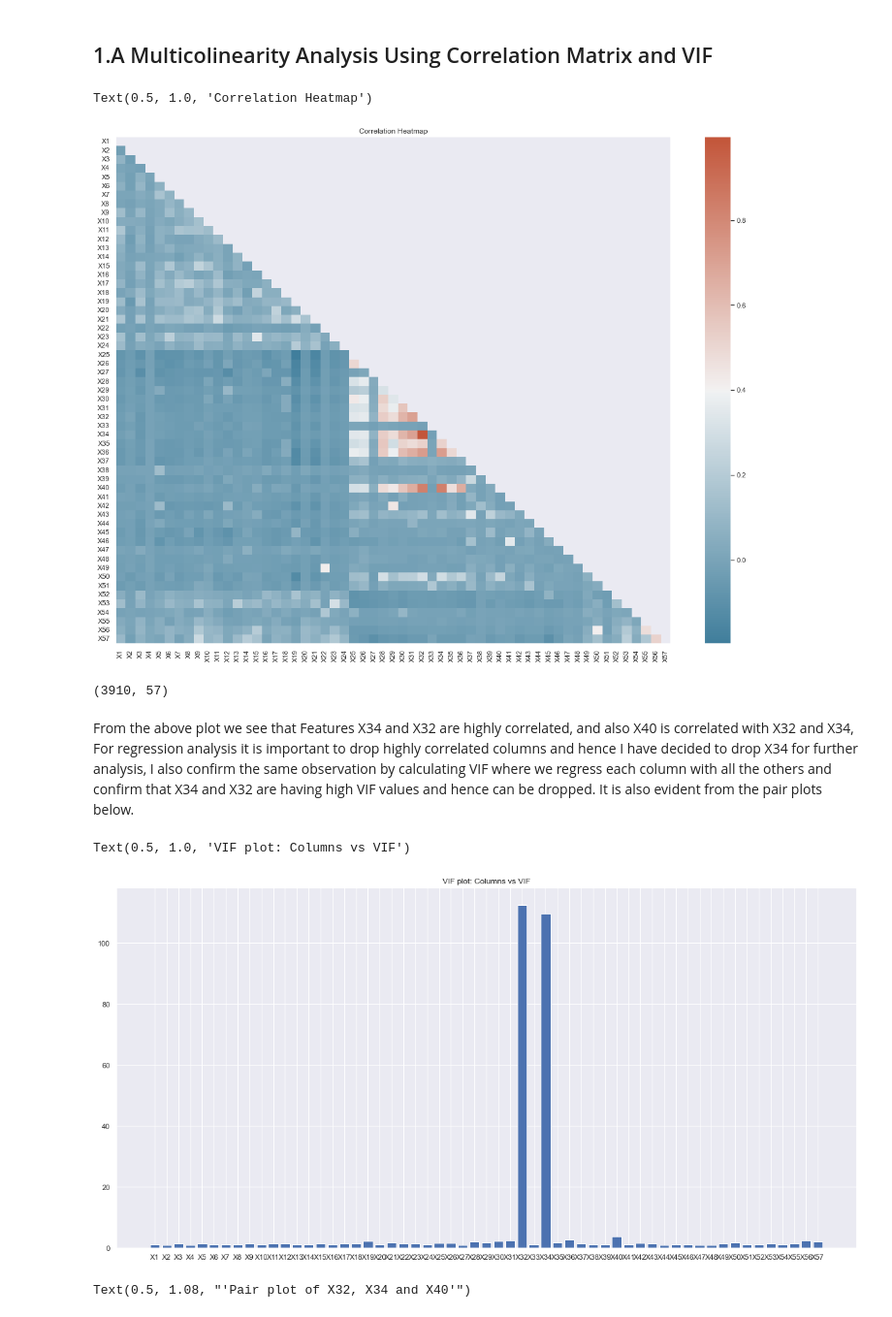
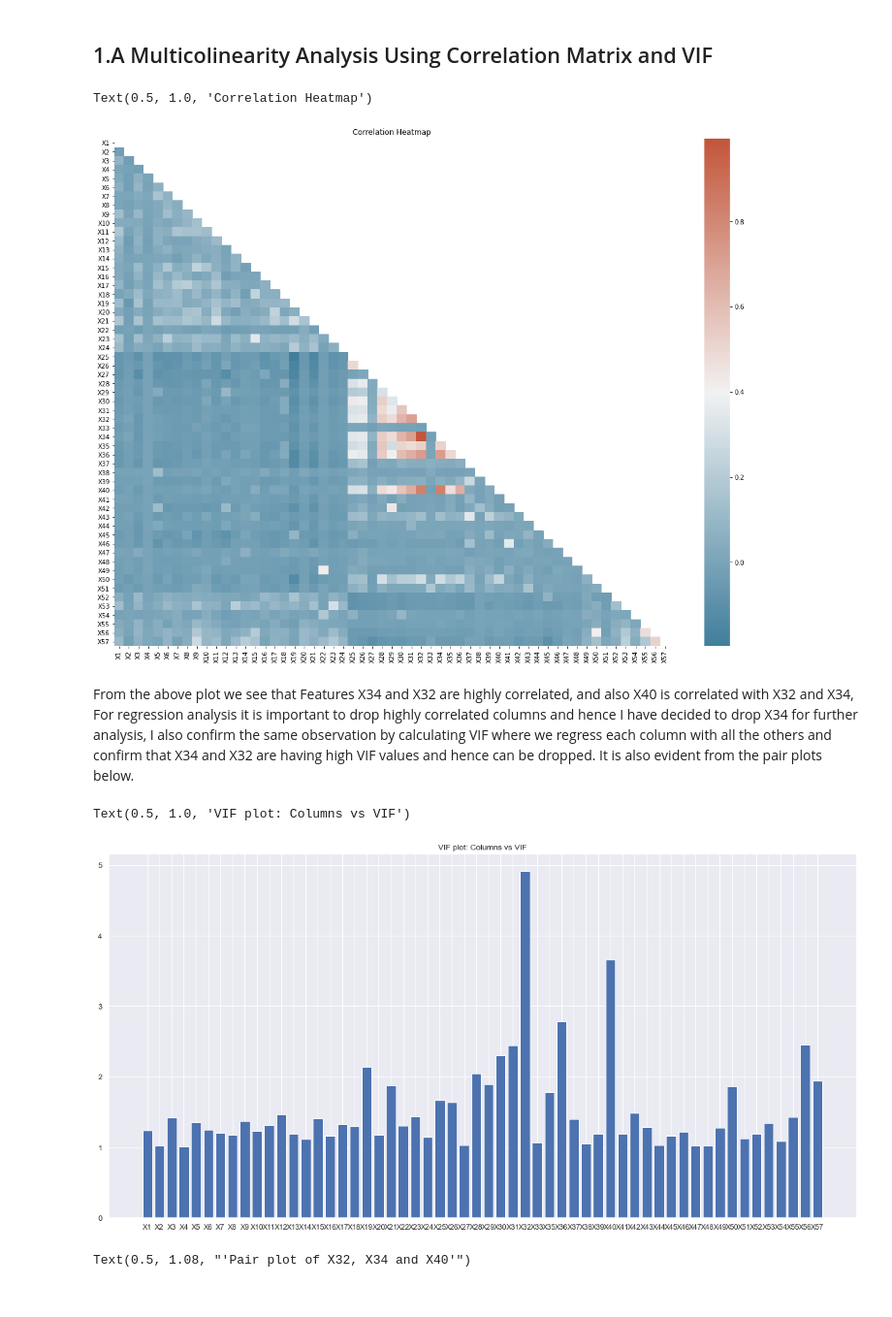
Before and after one commit to rietesh/arya_assignment, a Jupyter notebook: EDA.ipynb, the cells around one changed output. Shown at 97% size. Drawn from its saved outputs; the diff is of its cells as text; code cells hidden in the pictures.

```diff
--- a/EDA.ipynb
+++ b/EDA.ipynb
@@ -49,7 +49,7 @@ I have tried several methods for feature selection and the summary of the method
 # %% [markdown]
 ## 1.A Multicolinearity Analysis Using Correlation Matrix and VIF
 # %%
-# corr = train.drop(columns=['Y']).corr()
+corr = train.drop(columns=['Y']).corr()
 f, ax = plt.subplots(figsize=(20, 15))
 mask = np.triu(np.ones_like(corr, dtype=bool))
 cmap = sns.diverging_palette(230, 20, as_cmap=True)
@@ -57,28 +57,21 @@ sns.heatmap(corr, annot=False, mask = mask, cmap=cmap)
 plt.title('Correlation Heatmap')
 # %% [output]
 Text(0.5, 1.0, 'Correlation Heatmap')
-[figure, old version]
+[figure, new version]
-# %%
-upper = corr.where(np.triu(np.ones(corr.shape), k=1).astype(bool))
-to_drop = [column for column in upper.columns if any(upper[column] > 0.9)]
-train = train.drop(columns=to_drop)
-train.shape
-# %% [output]
-(3910, 57)
 # %% [markdown]
 From the above plot we see that Features X34 and X32 are highly correlated, and also X40 is correlated with X32 and X34, For regression analysis it is important to drop highly correlated columns and hence I have decided to drop X34 for further analysis, I also confirm the same observation by calculating VIF where we regress each column with all the others and confirm that X34 and X32 are having high VIF values and hence can be dropped. It is also evident from the pair plots below.
 # %%
 from statsmodels.stats.outliers_influence import variance_inflation_factor
 
-# X = train.drop(columns=['Y'])
-# vif = [variance_inflation_factor(X.values, i) for i in range(len(X.columns))]
+X = train.drop(columns=['Y'])
+vif = [variance_inflation_factor(X.values, i) for i in range(len(X.columns))]
 cols = X.columns.values
 f, ax = plt.subplots(figsize=(20, 10))
 ax.bar(cols,vif)
 plt.title('VIF plot: Columns vs VIF')
 # %% [output]
 Text(0.5, 1.0, 'VIF plot: Columns vs VIF')
-[figure, old version]
+[figure, new version]
 # %%
 sns.set(rc={'figure.figsize':(11.7,8.27)})
 cData_attr = train[['X32','X34','X40']]
```
Also changed, not shown: parts of 12 cells of this notebook, 2 other files.
